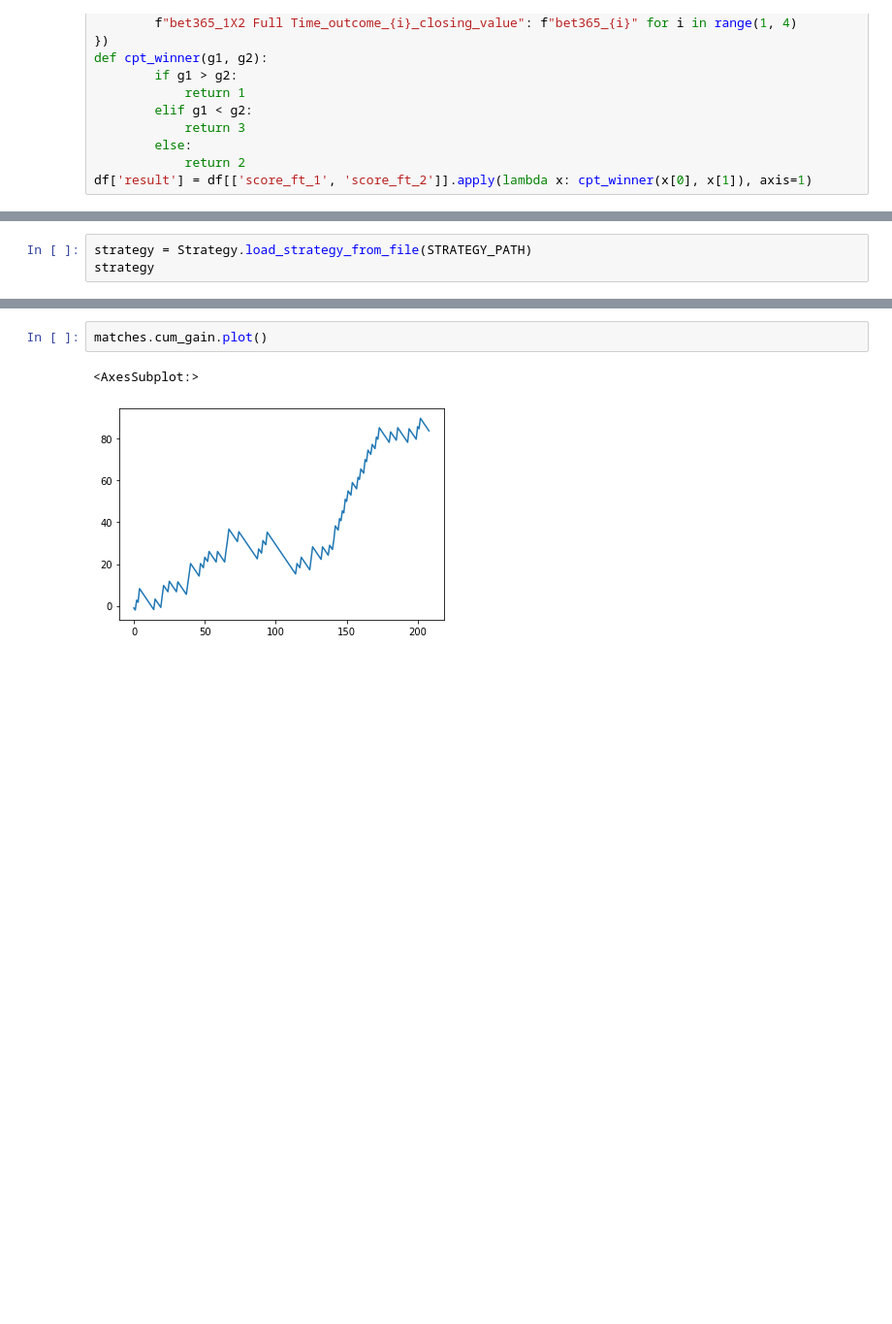
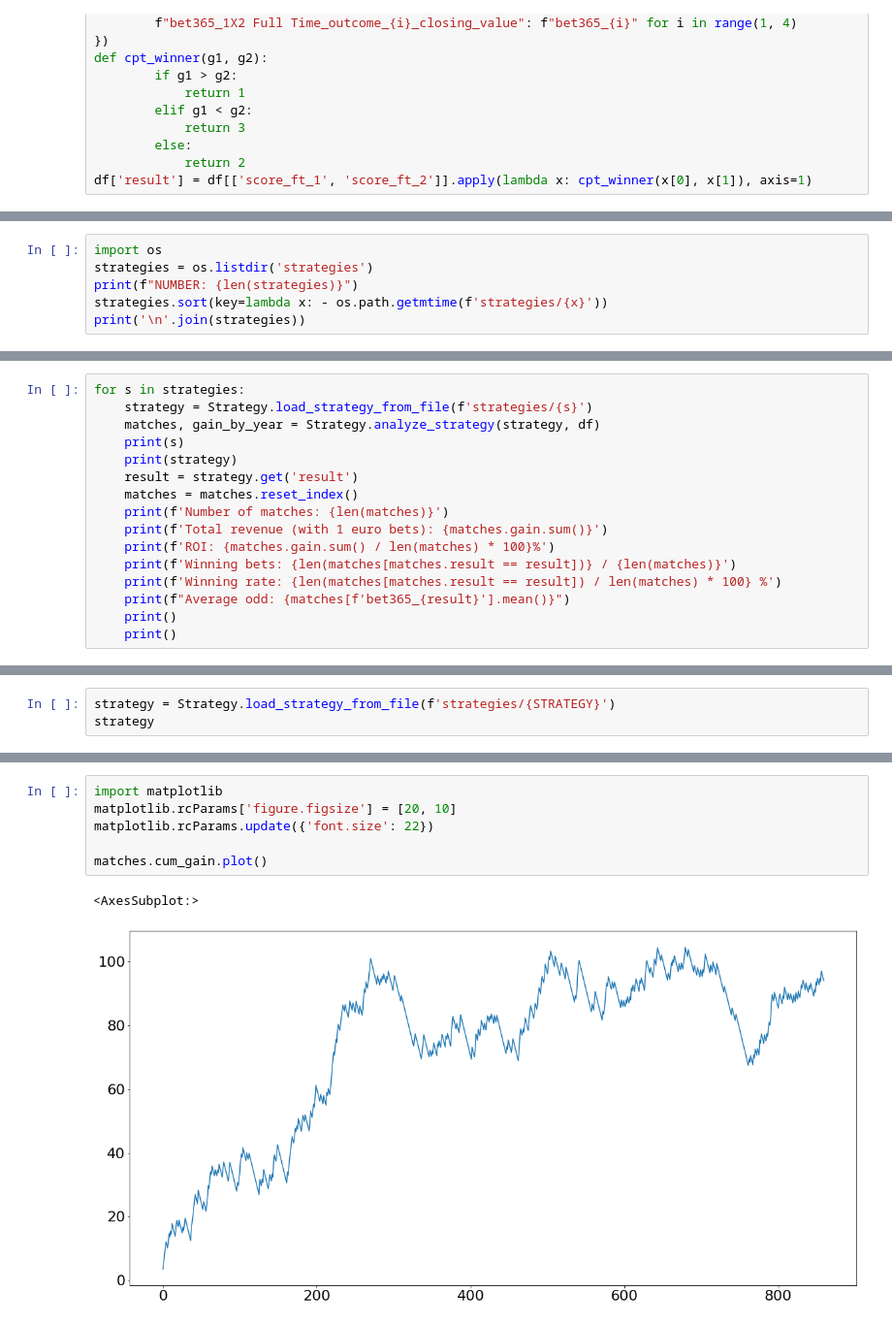
Before and after one commit to iron-myke/surebet, a Jupyter notebook: visualize_strategy.ipynb, the cells around one changed output, grey strips where cells are left out. Shown at 97% size. Cells and saved outputs as stored; diff of their text form; blank space fills up the shorter version.

Commit message:
new strategies

```diff
--- a/visualize_strategy.ipynb
+++ b/visualize_strategy.ipynb
@@ -21,0 +20,6 @@ STRATEGY_PATH = 'strategies/strategy_3M_H_G_rank_1__3M_A_GA_rank_2__2.json'
+# %%
+import os
+strategies = os.listdir('strategies')
+print(f"NUMBER: {len(strategies)}")
+strategies.sort(key=lambda x: - os.path.getmtime(f'strategies/{x}'))
+print('\n'.join(strategies))
@@ -21,0 +44,16 @@ STRATEGY_PATH = 'strategies/strategy_3M_H_G_rank_1__3M_A_GA_rank_2__2.json'
+# %%
+for s in strategies:
+    strategy = Strategy.load_strategy_from_file(f'strategies/{s}')
+    matches, gain_by_year = Strategy.analyze_strategy(strategy, df)
+    print(s)
+    print(strategy)
+    result = strategy.get('result')
+    matches = matches.reset_index()
+    print(f'Number of matches: {len(matches)}')
+    print(f'Total revenue (with 1 euro bets): {matches.gain.sum()}')
+    print(f'ROI: {matches.gain.sum() / len(matches) * 100}%')
+    print(f'Winning bets: {len(matches[matches.result == result])} / {len(matches)}')
+    print(f'Winning rate: {len(matches[matches.result == result]) / len(matches) * 100} %')
+    print(f"Average odd: {matches[f'bet365_{result}'].mean()}")
+    print()
+    print()
@@ -22,4 +80,4 @@ STRATEGY_PATH = 'strategies/strategy_3M_H_G_rank_1__3M_A_GA_rank_2__2.json'
 # %%
-strategy = Strategy.load_strategy_from_file(STRATEGY_PATH)
+strategy = Strategy.load_strategy_from_file(f'strategies/{STRATEGY}')
 strategy
 # %% [output]
@@ -47,8 +127,12 @@ Average odd: 6.444976076555024
 # %%
+import matplotlib
+matplotlib.rcParams['figure.figsize'] = [20, 10]
+matplotlib.rcParams.update({'font.size': 22})
+
 matches.cum_gain.plot()
 # %% [output]
 <AxesSubplot:>
-[figure, old version]
+[figure, new version]
 # %%
 gain_by_year.plot.bar()
 # %% [output]
```
Also changed, not shown: parts of 11 cells of this notebook, 17 other files.
